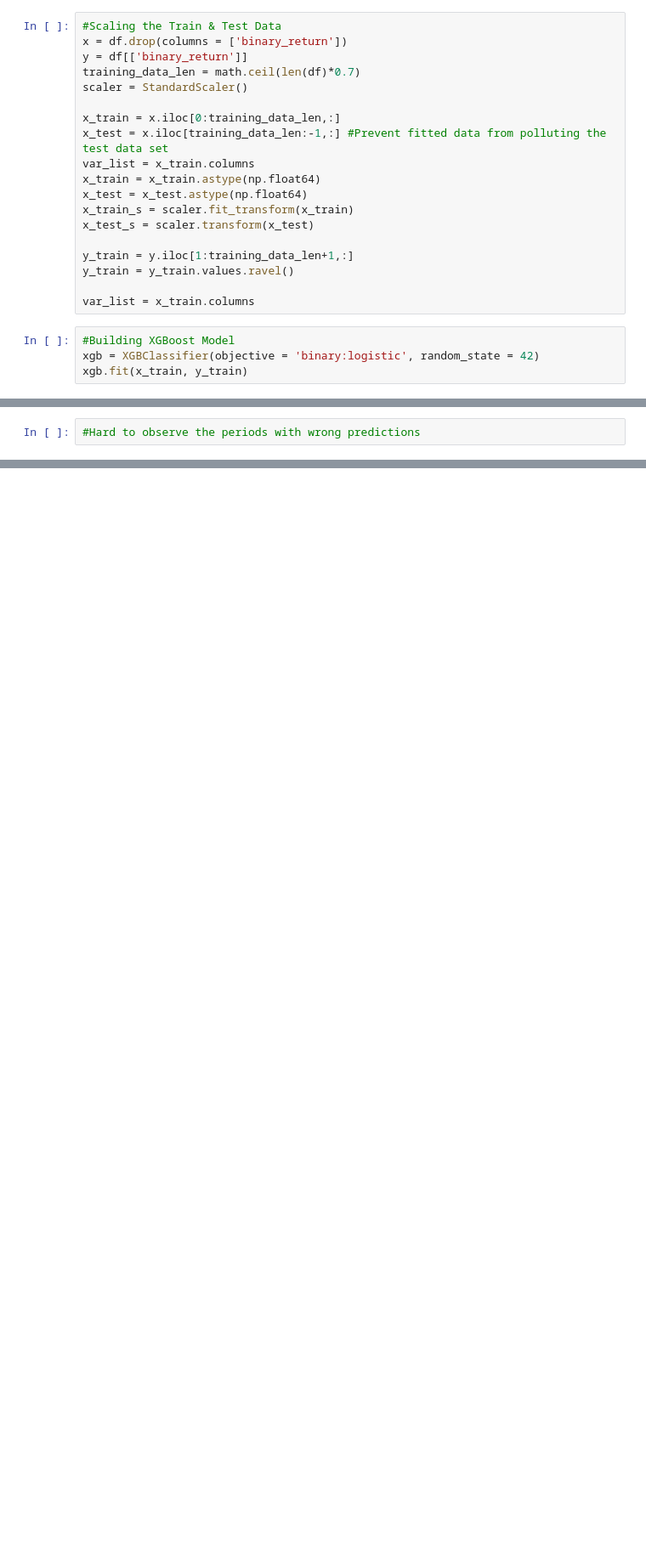
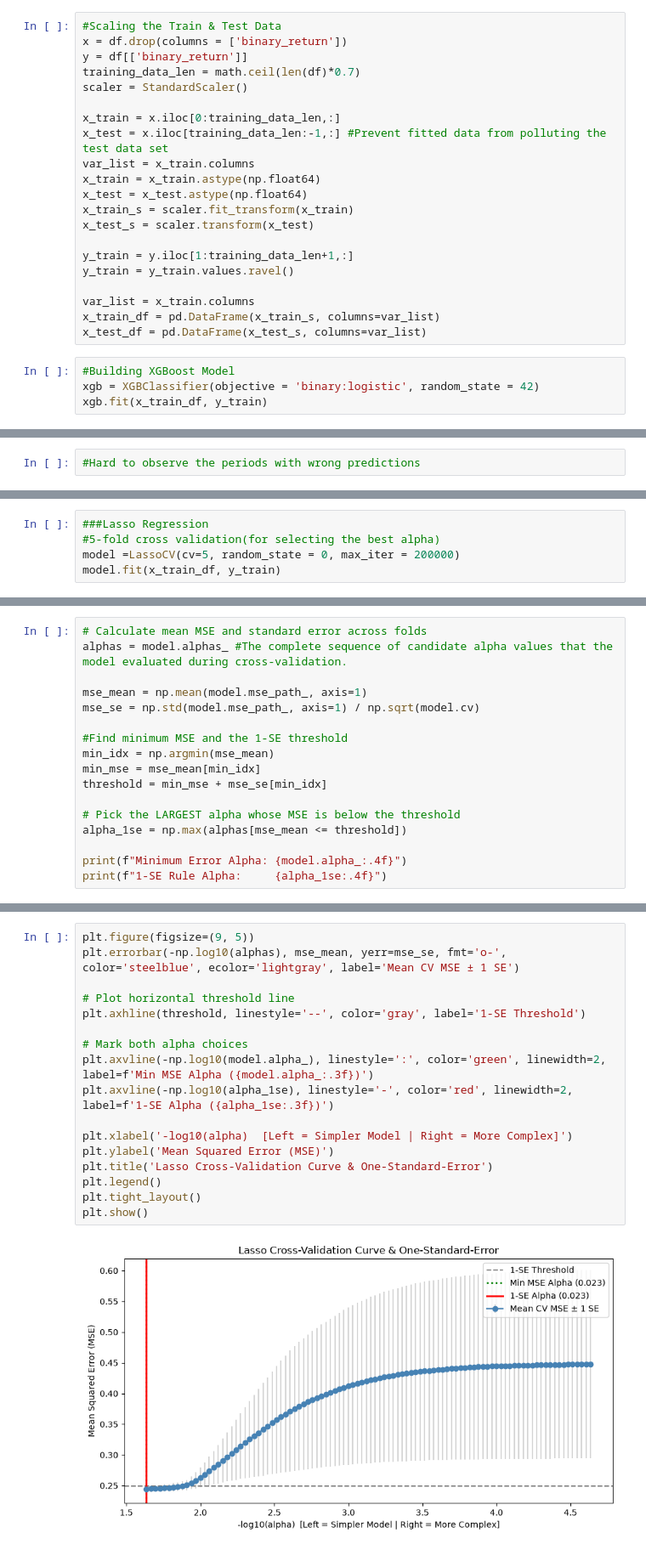
Before and after one commit to ronniesinhy/Ronnie-s-Research, a Jupyter notebook: S&P 500 Return Prediction/sp500 return prediction.ipynb, the cells around one changed output, grey strips where cells are left out. Shown at 85% size. Drawn from its saved outputs; the diff is of its cells as text; blank space fills up the shorter version.

```diff
--- a/S&P 500 Return Prediction/sp500 return prediction.ipynb
+++ b/S&P 500 Return Prediction/sp500 return prediction.ipynb
@@ -202,10 +206,12 @@ y_train = y.iloc[1:training_data_len+1,:]
 y_train = y_train.values.ravel()
 
 var_list = x_train.columns
+x_train_df = pd.DataFrame(x_train_s, columns=var_list)
+x_test_df = pd.DataFrame(x_test_s, columns=var_list)
 # %%
 #Building XGBoost Model
 xgb = XGBClassifier(objective = 'binary:logistic', random_state = 42)
-xgb.fit(x_train, y_train)
+xgb.fit(x_train_df, y_train)
 # %% [output]
 XGBClassifier(base_score=None, booster=None, callbacks=None,
               colsample_bylevel=None, colsample_bynode=None,
@@ -306,2 +312,7 @@ accuracy
 #improve the performance. For futher research, we could try adding more variables and appliying PCA to reduce
 #the dimension of the variables(especially useful for dealing with the variables with high corrlation)
+# %%
+###Lasso Regression
+#5-fold cross validation(for selecting the best alpha)
+model =LassoCV(cv=5, random_state = 0, max_iter = 200000)
+model.fit(x_train_df, y_train)
@@ -307,0 +321,17 @@ accuracy
+# %%
+# Calculate mean MSE and standard error across folds
+alphas = model.alphas_ #The complete sequence of candidate alpha values that the model evaluated during cross-validation.
+
+mse_mean = np.mean(model.mse_path_, axis=1)
+mse_se = np.std(model.mse_path_, axis=1) / np.sqrt(model.cv)
+
+#Find minimum MSE and the 1-SE threshold
+min_idx = np.argmin(mse_mean)
+min_mse = mse_mean[min_idx]
+threshold = min_mse + mse_se[min_idx]
+
+# Pick the LARGEST alpha whose MSE is below the threshold
+alpha_1se = np.max(alphas[mse_mean <= threshold])
+
+print(f"Minimum Error Alpha: {model.alpha_:.4f}")
+print(f"1-SE Rule Alpha:     {alpha_1se:.4f}")
@@ -307,0 +341,19 @@ accuracy
+# %%
+plt.figure(figsize=(9, 5))
+plt.errorbar(-np.log10(alphas), mse_mean, yerr=mse_se, fmt='o-', color='steelblue', ecolor='lightgray', label='Mean CV MSE ± 1 SE')
+
+# Plot horizontal threshold line
+plt.axhline(threshold, linestyle='--', color='gray', label='1-SE Threshold')
+
+# Mark both alpha choices
+plt.axvline(-np.log10(model.alpha_), linestyle=':', color='green', linewidth=2, label=f'Min MSE Alpha ({model.alpha_:.3f})')
+plt.axvline(-np.log10(alpha_1se), linestyle='-', color='red', linewidth=2, label=f'1-SE Alpha ({alpha_1se:.3f})')
+
+plt.xlabel('-log10(alpha)  [Left = Simpler Model | Right = More Complex]')
+plt.ylabel('Mean Squared Error (MSE)')
+plt.title('Lasso Cross-Validation Curve & One-Standard-Error')
+plt.legend()
+plt.tight_layout()
+plt.show()
+# %% [output]
+[figure, added]
```
Also changed, not shown: parts of 11 cells of this notebook.
